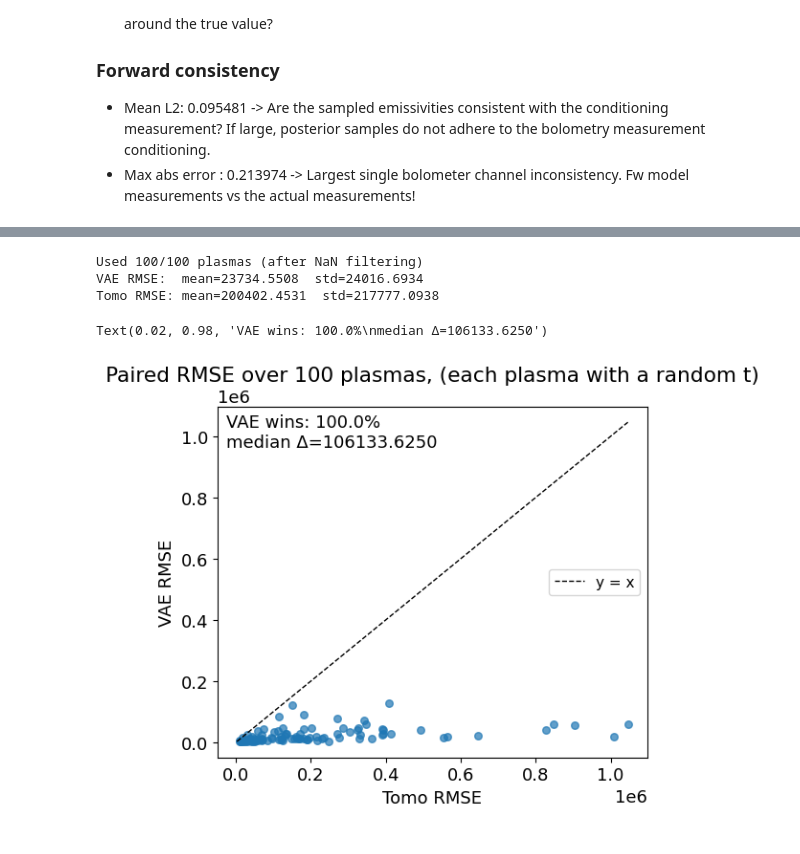
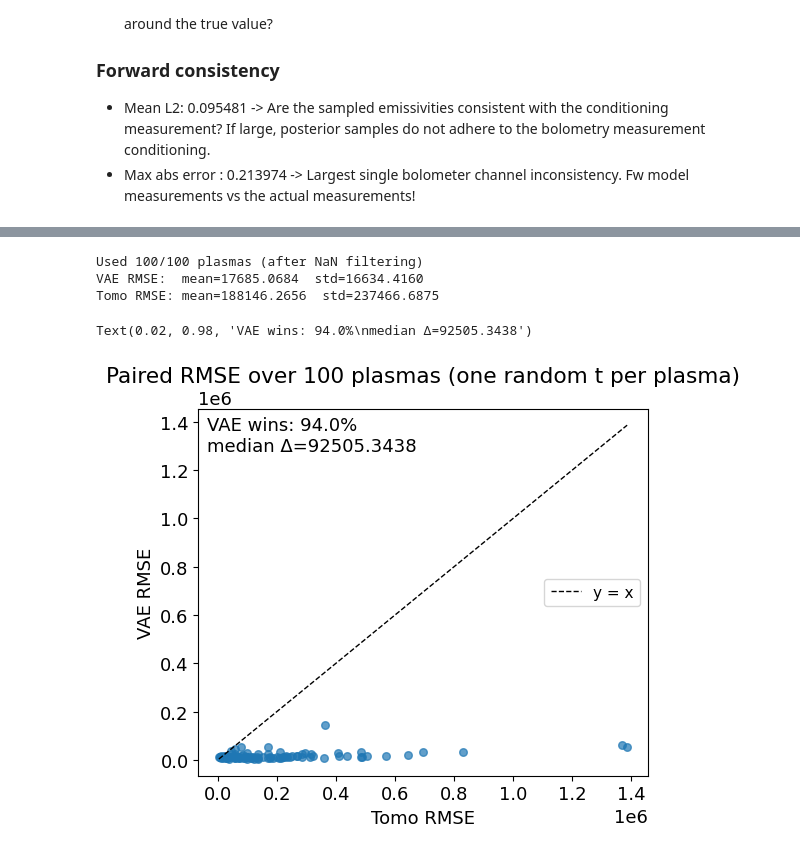
Before and after one commit to indica-mcf/Indica, a Jupyter notebook: indica/workflows/los_bolometry_surrogate_frame.ipynb, the cells around one changed output, grey strips where cells are left out. Drawn from its saved outputs; the diff is of its cells as text; code cells hidden in the pictures.

```diff
--- a/indica/workflows/los_bolometry_surrogate_frame.ipynb
+++ b/indica/workflows/los_bolometry_surrogate_frame.ipynb
@@ -341,7 +434,7 @@ vaemodel=Network(latent_dim=latent_dim)
 total_params = sum(p.numel() for p in vaemodel.parameters())
 print(f"Total number of parameters in the VAE model: {total_params}")
 optimizer=torch.optim.Adam(vaemodel.parameters(), lr=1e-3)
-n_epochs=25
+n_epochs=10
 for epoch in range(1, n_epochs):
     train(vaemodel,epoch,optimizer,n_epochs=n_epochs)
 # %% [output]
@@ -630,74 +673,81 @@ vae_rmse = []
 tomo_rmse = []
 
 rng = np.random.default_rng(0)  # reproducible time index selection
+use_all_timepoints_eval = False  # Set True when generated plasma has meaningful time dynamics.
 
 for i in range(n_plasmas):
     generator.generate()
     measurements, emissivity = generator.run_model()
 
-    # Pick a random time index for this plasma
-    t0 = int(rng.integers(0, measurements.sizes["t"]))
+    if use_all_timepoints_eval:
+        t_indices = np.arange(measurements.sizes["t"], dtype=int)
+    else:
+        t_indices = np.array([int(rng.integers(0, measurements.sizes["t"]))], dtype=int)
 
-    # Ground truth emissivity
-    e_true = emissivity.isel(t=t0).values.astype(np.float32)
+    # Tomography inversion only for selected times
+    tomo_inv = calculate_tomo_inversion(measurements.isel(t=t_indices), model.transform, emissivity.rhop)
 
-    # Tomography inversion
-    tomo_inv = calculate_tomo_inversion(measurements, model.transform, emissivity.rhop)
-    e_tomo = tomo_inv.isel(t=t0).values.astype(np.float32)
+    for ti_sel, t0 in enumerate(t_indices):
+        # Ground truth emissivity
+        e_true = emissivity.isel(t=t0).values.astype(np.float32)
 
-    # VAE inversion
-    b_t = measurements.isel(t=t0).values.astype(np.float32)
-    b_t_norm = (b_t - dataset.mu_b) / dataset.sigma_b
-    b_t_norm = torch.from_numpy(b_t_norm).unsqueeze(0)
+        # Tomography inversion
+        e_tomo = tomo_inv.isel(t=ti_sel).values.astype(np.float32)
 
-    z = torch.randn(K, latent_dim)
-    b_rep = b_t_norm.expand(K, -1)
-    with torch.no_grad():
-        e_samps = vaemodel.decode(b_rep, z)
-        e_samps_un = e_samps * dataset.sigma_eps + dataset.mu_eps
-        e_vae = e_samps_un.mean(dim=0).cpu().numpy()
+        # VAE inversion
+        b_t = measurements.isel(t=t0).values.astype(np.float32)
+        b_t_norm = (b_t - dataset.mu_b) / dataset.sigma_b
+        b_t_norm = torch.from_numpy(b_t_norm).unsqueeze(0)
 
-    # Filter NaNs from tomography (and align true/vae)
-    valid = np.isfinite(e_tomo) & np.isfinite(e_true) & np.isfinite(e_vae)
-    if not np.any(valid):
-        continue
+        z = torch.randn(K, latent_dim)
+        b_rep = b_t_norm.expand(K, -1)
+        with torch.no_grad():
+            e_samps = vaemodel.decode(b_rep, z)
+            e_samps_un = e_samps * dataset.sigma_eps + dataset.mu_eps
+            e_vae = e_samps_un.mean(dim=0).cpu().numpy()
 
-    e_true_v = e_true[valid]
-    e_tomo_v = e_tomo[valid]
-    e_vae_v = e_vae[valid]
+        # Filter NaNs from tomography (and align true/vae)
+        valid = np.isfinite(e_tomo) & np.isfinite(e_true) & np.isfinite(e_vae)
+        if not np.any(valid):
+            continue
 
-    # RMSE across rhop (valid points only)
-    vae_rmse.append(np.sqrt(np.mean((e_vae_v - e_true_v) ** 2)))
-    tomo_rmse.append(np.sqrt(np.mean((e_tomo_v - e_true_v) ** 2)))
+        e_true_v = e_true[valid]
+        e_tomo_v = e_tomo[valid]
+        e_vae_v = e_vae[valid]
+
+        # RMSE across rhop (valid points only)
+        vae_rmse.append(np.sqrt(np.mean((e_vae_v - e_true_v) ** 2)))
+        tomo_rmse.append(np.sqrt(np.mean((e_tomo_v - e_true_v) ** 2)))
 
 vae_rmse = np.array(vae_rmse)
 tomo_rmse = np.array(tomo_rmse)
 
 print(f'Used {len(vae_rmse)}/{n_plasmas} plasmas (after NaN filtering)')
 print(f'VAE RMSE:  mean={vae_rmse.mean():.4f}  std={vae_rmse.std():.4f}')
 print(f'Tomo RMSE: mean={tomo_rmse.mean():.4f}  std={tomo_rmse.std():.4f}')
 
 # Paired scatter with y=x line
 plt.figure(figsize=(5.5, 5))
 plt.scatter(tomo_rmse, vae_rmse, alpha=0.7, s=30)
 mn = min(tomo_rmse.min(), vae_rmse.min())
 mx = max(tomo_rmse.max(), vae_rmse.max())
 plt.plot([mn, mx], [mn, mx], 'k--', linewidth=1, label='y = x')
 plt.xlabel('Tomo RMSE')
 plt.ylabel('VAE RMSE')
-plt.title(f'Paired RMSE over {n_plasmas} plasmas, (each plasma with a random t)')
+eval_mode_txt = 'all t per plasma' if use_all_timepoints_eval else 'one random t per plasma'
+plt.title(f'Paired RMSE over {n_plasmas} plasmas ({eval_mode_txt})')
 plt.legend()
 plt.tight_layout()
 
 # Win rate + median delta text (still helpful context)
 delta = tomo_rmse - vae_rmse
 win_rate = 100.0 * np.mean(delta > 0)
 plt.gca().text(0.02, 0.98,
              f'VAE wins: {win_rate:.1f}%\nmedian Δ={np.median(delta):.4f}',
              transform=plt.gca().transAxes, va='top')
 # %% [output]
 Used 100/100 plasmas (after NaN filtering)
-VAE RMSE:  mean=23734.5508  std=24016.6934
-Tomo RMSE: mean=200402.4531  std=217777.0938
+VAE RMSE:  mean=17685.0684  std=16634.4160
+Tomo RMSE: mean=188146.2656  std=237466.6875
-Text(0.02, 0.98, 'VAE wins: 100.0%\nmedian Δ=106133.6250')
+Text(0.02, 0.98, 'VAE wins: 94.0%\nmedian Δ=92505.3438')
-[figure, old version]
+[figure, new version]
```
Also changed, not shown: parts of 9 cells of this notebook, 2 other files.
